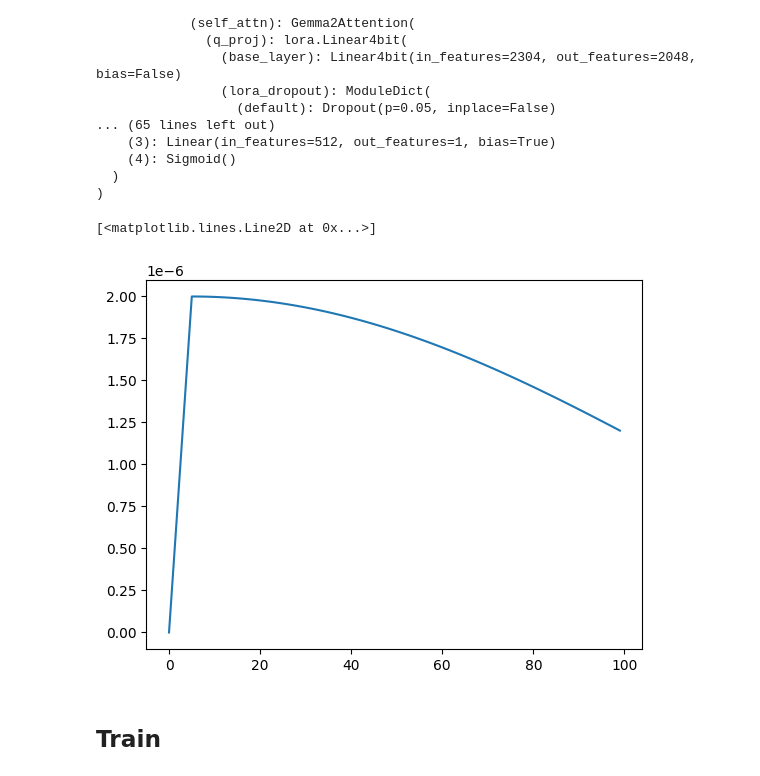
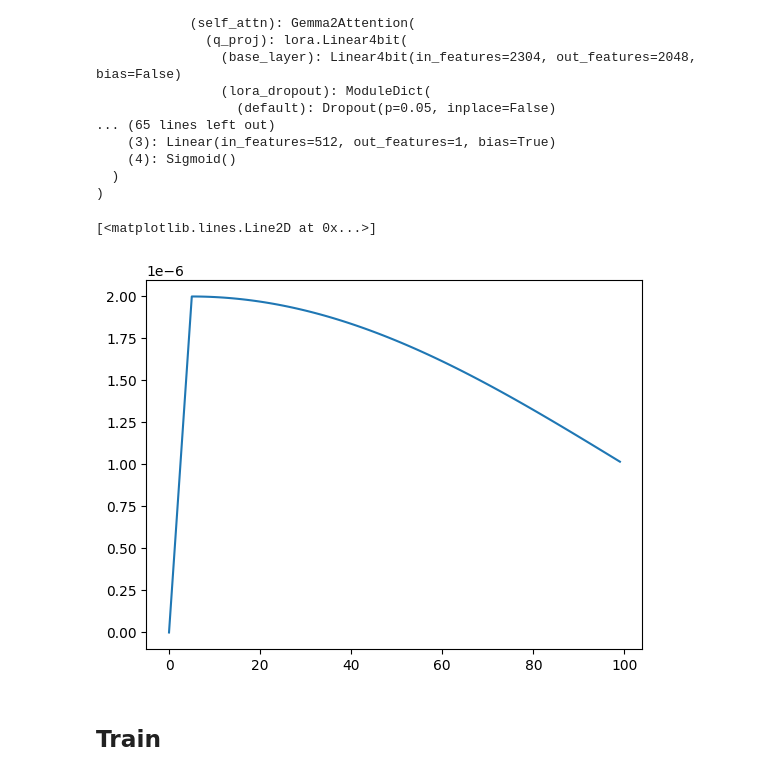
Before and after one commit to ohmatheus/Kaggle_WSDMCup_Multilingual_Chatbot_Arena, a Jupyter notebook: Code/Gemma2_QLoRA.ipynb, the cells around one changed output. Saved outputs shown, nothing was run; the diff lists cells and outputs as text; code cells hidden in the pictures.

```diff
--- a/Code/Gemma2_QLoRA.ipynb
+++ b/Code/Gemma2_QLoRA.ipynb
@@ -206,28 +206,28 @@ optimizer = optim.AdamW([
 # %%
 import matplotlib.pyplot as plt
 
 num_training_steps = 100
 num_warmup_steps = int(0.05 * num_training_steps)
 
 lr_scheduler = get_cosine_schedule_with_warmup(
     optimizer=optimizer,
     num_warmup_steps=num_warmup_steps,
     num_training_steps=num_training_steps,
-    num_cycles=0.22
+    num_cycles=0.25
 )
 
 lrs = []
 
 for i in range(100):
     optimizer.step()
     lrs.append(optimizer.param_groups[0]["lr"])
 #     print("Factor = ", round(0.65 ** i,3)," , Learning Rate = ",round(optimizer.param_groups[0]["lr"],3))
     lr_scheduler.step()
 
 plt.plot(range(100),lrs)
 # %% [output]
 [<matplotlib.lines.Line2D at 0x...>]
-[figure, old version]
+[figure, new version]
 # %%
 num_training_steps = len(dataloader_train) * config.n_epochs
 num_warmup_steps = int(0.05 * num_training_steps)
```
Also changed, not shown: parts of 1 cell of this notebook, 5 other files.
